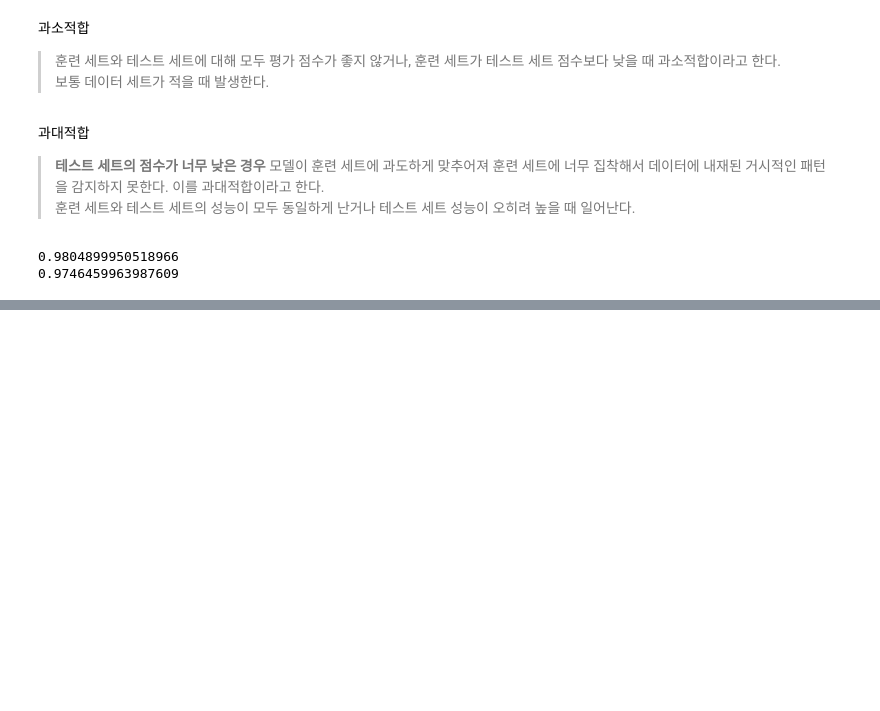
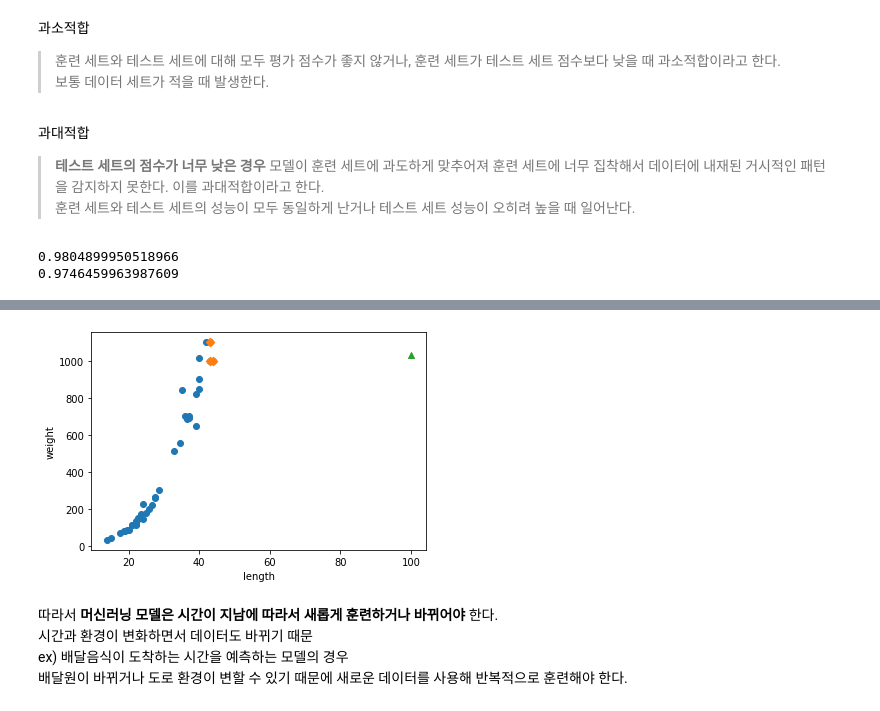
Before and after one commit to Mu-jun/python_ML, a Jupyter notebook: 02_k_neighbors_regression.ipynb, the cells around one changed output, grey strips where cells are left out. Drawn from its saved outputs; the diff is of its cells as text; code cells hidden in the pictures; blank space fills up the shorter version.

```diff
--- a/02_k_neighbors_regression.ipynb
+++ b/02_k_neighbors_regression.ipynb
@@ -117,0 +181,15 @@ print(knr.score(test_input,test_target))
+# %%
+distances, indexes = knr.kneighbors([[100]])
+plt.scatter(train_input,train_target)
+plt.scatter(train_input[indexes], train_target[indexes],marker='D')
+plt.scatter(100,1033,marker='^')
+plt.xlabel('length')
+plt.ylabel('weight')
+plt.show()
+# %% [output]
+[figure, added]
+# %% [markdown]
+따라서 **머신러닝 모델은 시간이 지남에 따라서 새롭게 훈련하거나 바뀌어야** 한다.
+시간과 환경이 변화하면서 데이터도 바뀌기 때문
+ex) 배달음식이 도착하는 시간을 예측하는 모델의 경우
+배달원이 바뀌거나 도로 환경이 변할 수 있기 때문에 새로운 데이터를 사용해 반복적으로 훈련해야 한다.
```
Also changed, not shown: parts of 10 cells of this notebook, 1 other file.
